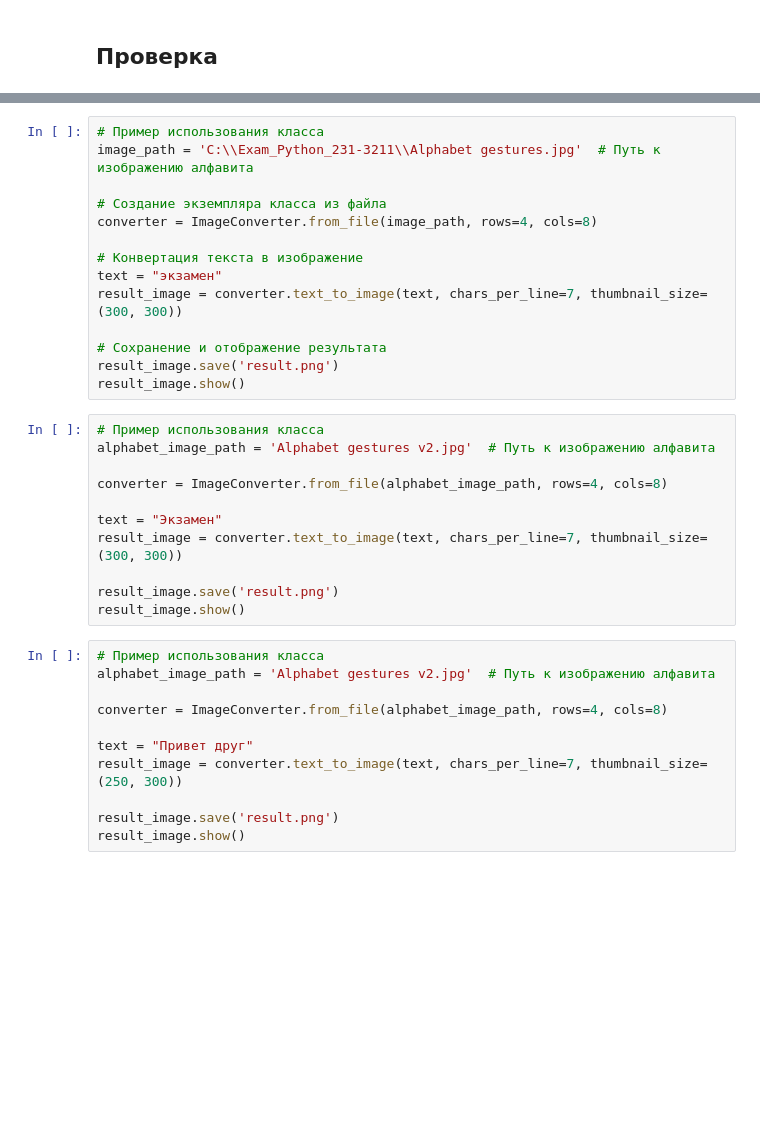
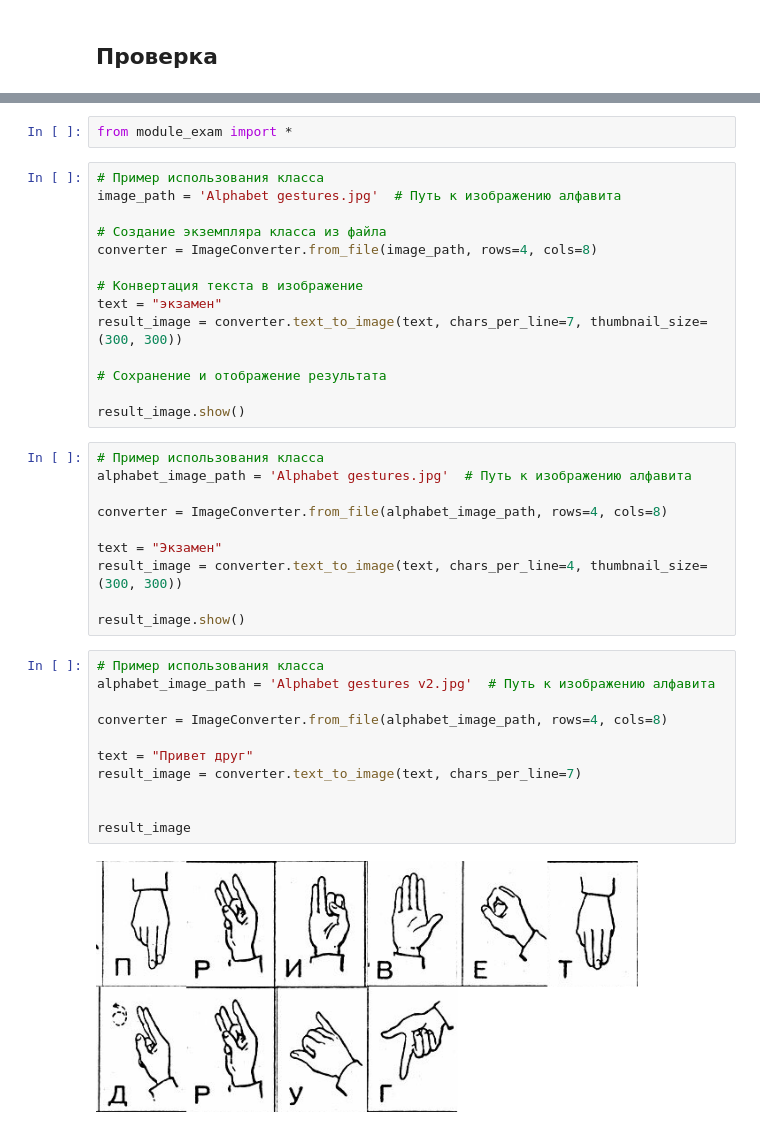
Before and after one commit to zugerzig/Exam_Python_231-3211, a Jupyter notebook: Testing_exam.ipynb, the cells around one changed output, grey strips where cells are left out. Cells and saved outputs as stored; diff of their text form; blank space fills up the shorter version.

```diff
--- a/Testing_exam.ipynb
+++ b/Testing_exam.ipynb
@@ -67,6 +3,8 @@ class ImageConverter:
+# %%
+from module_exam import *
 # %%
 # Пример использования класса
-image_path = 'C:\\Exam_Python_231-3211\\Alphabet gestures.jpg'  # Путь к изображению алфавита
+image_path = 'Alphabet gestures.jpg'  # Путь к изображению алфавита
 
 # Создание экземпляра класса из файла
 converter = ImageConverter.from_file(image_path, rows=4, cols=8)
@@ -76,27 +14,28 @@ text = "экзамен"
 result_image = converter.text_to_image(text, chars_per_line=7, thumbnail_size=(300, 300))
 
 # Сохранение и отображение результата
-result_image.save('result.png')
+
 result_image.show()
 # %%
 # Пример использования класса
-alphabet_image_path = 'Alphabet gestures v2.jpg'  # Путь к изображению алфавита
+alphabet_image_path = 'Alphabet gestures.jpg'  # Путь к изображению алфавита
 
 converter = ImageConverter.from_file(alphabet_image_path, rows=4, cols=8)
 
 text = "Экзамен"
-result_image = converter.text_to_image(text, chars_per_line=7, thumbnail_size=(300, 300))
+result_image = converter.text_to_image(text, chars_per_line=4, thumbnail_size=(300, 300))
 
-result_image.save('result.png')
 result_image.show()
 # %%
 # Пример использования класса
 alphabet_image_path = 'Alphabet gestures v2.jpg'  # Путь к изображению алфавита
 
 converter = ImageConverter.from_file(alphabet_image_path, rows=4, cols=8)
 
 text = "Привет друг"
-result_image = converter.text_to_image(text, chars_per_line=7, thumbnail_size=(250, 300))
+result_image = converter.text_to_image(text, chars_per_line=7)
 
-result_image.save('result.png')
-result_image.show()
+
+result_image
+# %% [output]
+[figure, added]
```
Also changed, not shown: parts of 3 cells of this notebook, 2 other files.
